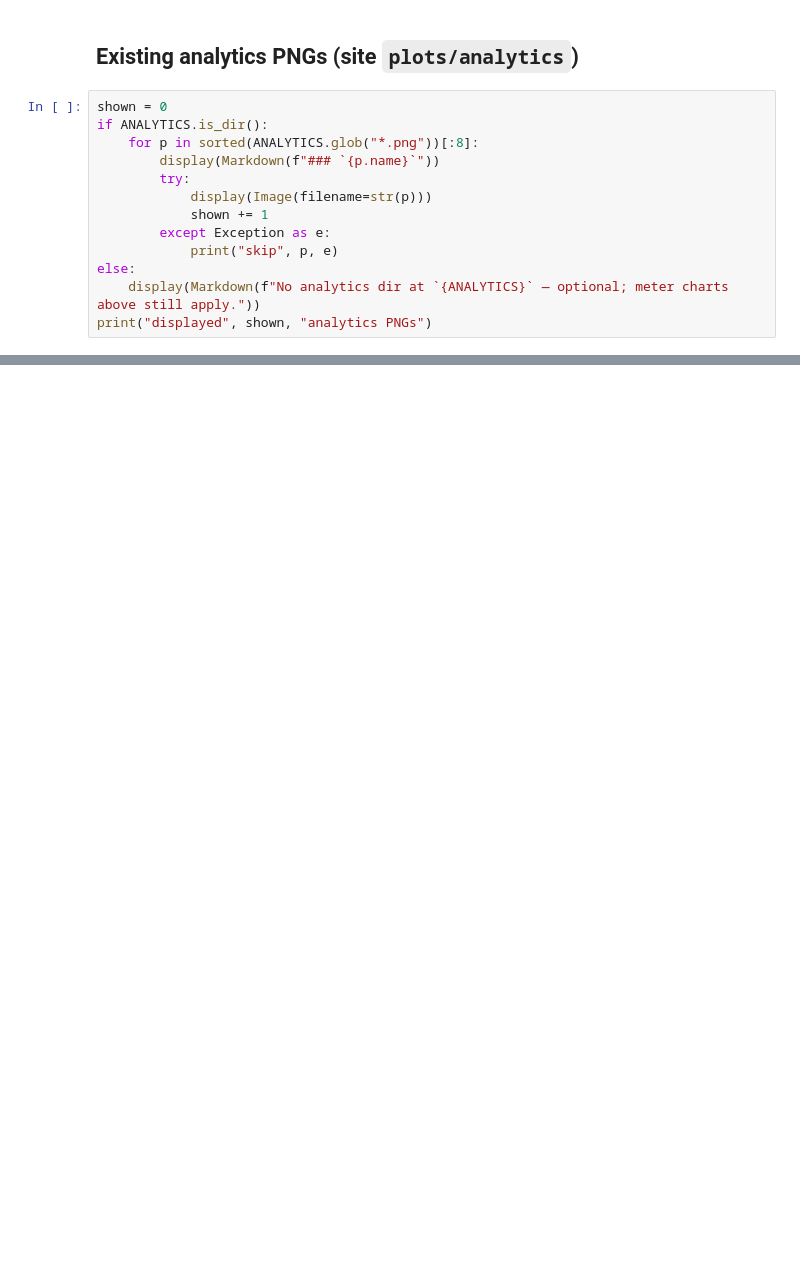
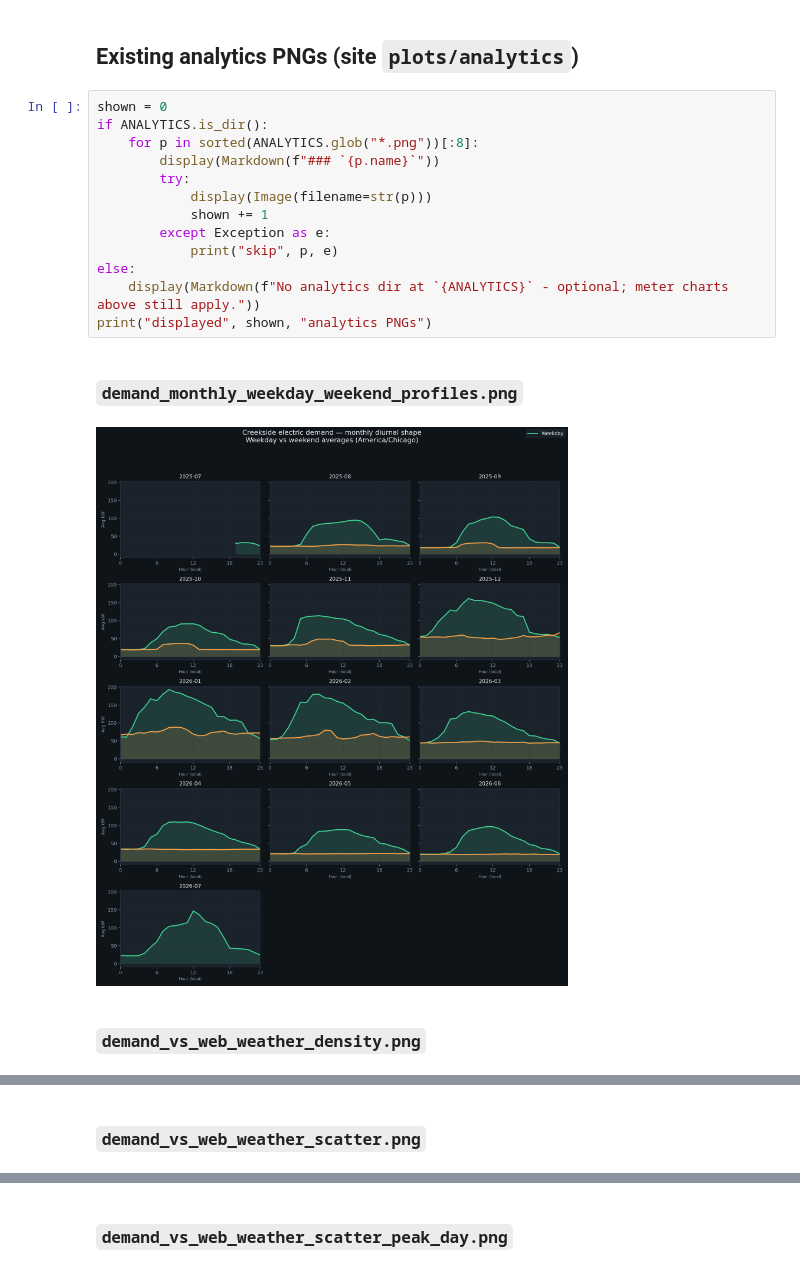
Before and after one commit to bbartling/py-bacnet-stacks-playground, a Jupyter notebook: vibe_code_apps_22/notebooks/lakeside_load_profile_analysis.ipynb, the cells around one changed output, grey strips where cells are left out. Cells and saved outputs as stored; diff of their text form; blank space fills up the shorter version.

```diff
--- a/vibe_code_apps_22/notebooks/lakeside_load_profile_analysis.ipynb
+++ b/vibe_code_apps_22/notebooks/lakeside_load_profile_analysis.ipynb
@@ -123,13 +157,17 @@ else:
 # %%
 shown = 0
 if ANALYTICS.is_dir():
     for p in sorted(ANALYTICS.glob("*.png"))[:8]:
         display(Markdown(f"### `{p.name}`"))
         try:
             display(Image(filename=str(p)))
             shown += 1
         except Exception as e:
             print("skip", p, e)
 else:
-    display(Markdown(f"No analytics dir at `{ANALYTICS}` — optional; meter charts above still apply."))
+    display(Markdown(f"No analytics dir at `{ANALYTICS}` - optional; meter charts above still apply."))
 print("displayed", shown, "analytics PNGs")
+# %% [output]
+### `demand_monthly_weekday_weekend_profiles.png`
+[figure, added]
+### `demand_vs_web_weather_density.png`
@@ -135,0 +175 @@ print("displayed", shown, "analytics PNGs")
+### `demand_vs_web_weather_scatter.png`
@@ -135,0 +177 @@ print("displayed", shown, "analytics PNGs")
+### `demand_vs_web_weather_scatter_peak_day.png`
```
Also changed, not shown: parts of 11 cells of this notebook, 36 other files.
